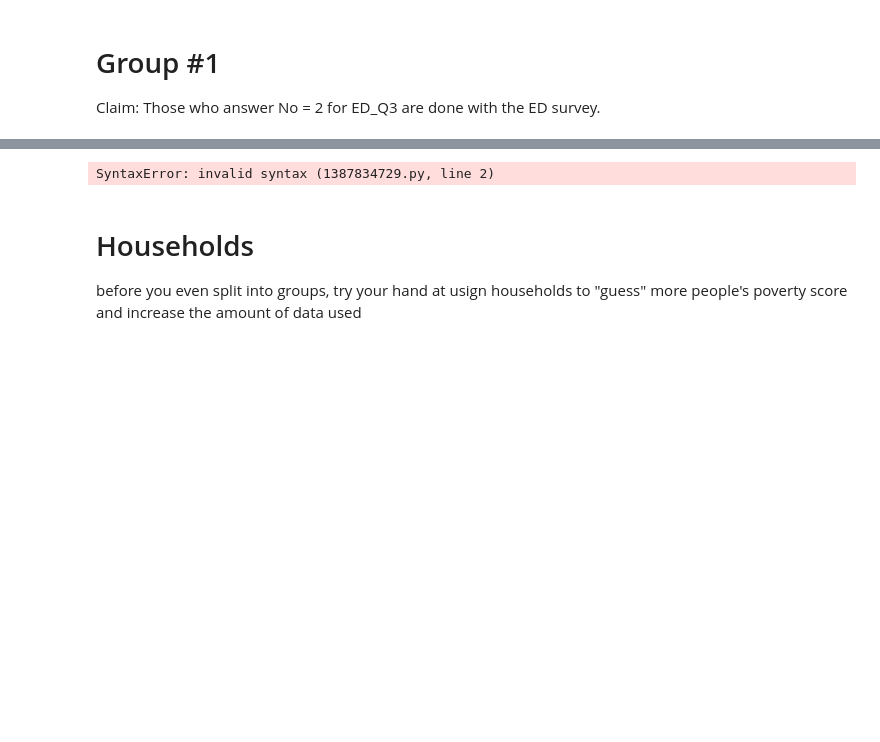
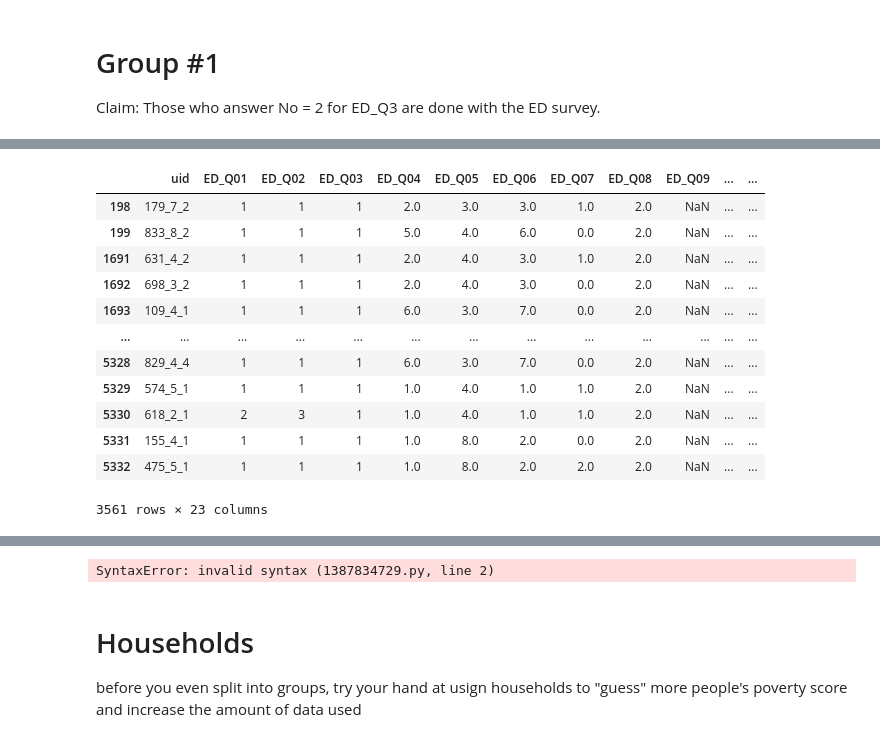
Before and after one commit to jbellogo/Classification, a Jupyter notebook: explorations.ipynb, the cells around one changed output, grey strips where cells are left out. Drawn from its saved outputs; the diff is of its cells as text; code cells hidden in the pictures; blank space fills up the shorter version.

```diff
--- a/explorations.ipynb
+++ b/explorations.ipynb
@@ -146 +196,19 @@ ed_g2_temp_train
+# %%
+# Those who completed school last year
+subsplit = buffer['ED_Q17'].eq(13)
+buffer[subsplit]
+# %% [output]
+|  | uid | ED_Q01 | ED_Q02 | ED_Q03 | ED_Q04 | ED_Q05 | ED_Q06 | ED_Q07 | ED_Q08 | ED_Q09 | ... | ... |
+| 198 | 179_7_2 | 1 | 1 | 1 | 2.0 | 3.0 | 3.0 | 1.0 | 2.0 | NaN | ... | ... |
+| 199 | 833_8_2 | 1 | 1 | 1 | 5.0 | 4.0 | 6.0 | 0.0 | 2.0 | NaN | ... | ... |
+| 1691 | 631_4_2 | 1 | 1 | 1 | 2.0 | 4.0 | 3.0 | 1.0 | 2.0 | NaN | ... | ... |
+| 1692 | 698_3_2 | 1 | 1 | 1 | 2.0 | 4.0 | 3.0 | 0.0 | 2.0 | NaN | ... | ... |
+| 1693 | 109_4_1 | 1 | 1 | 1 | 6.0 | 3.0 | 7.0 | 0.0 | 2.0 | NaN | ... | ... |
+| ... | ... | ... | ... | ... | ... | ... | ... | ... | ... | ... | ... | ... |
+| 5328 | 829_4_4 | 1 | 1 | 1 | 6.0 | 3.0 | 7.0 | 0.0 | 2.0 | NaN | ... | ... |
+| 5329 | 574_5_1 | 1 | 1 | 1 | 1.0 | 4.0 | 1.0 | 1.0 | 2.0 | NaN | ... | ... |
+| 5330 | 618_2_1 | 2 | 3 | 1 | 1.0 | 4.0 | 1.0 | 1.0 | 2.0 | NaN | ... | ... |
+| 5331 | 155_4_1 | 1 | 1 | 1 | 1.0 | 8.0 | 2.0 | 0.0 | 2.0 | NaN | ... | ... |
+| 5332 | 475_5_1 | 1 | 1 | 1 | 1.0 | 8.0 | 2.0 | 2.0 | 2.0 | NaN | ... | ... |
+3561 rows × 23 columns
 # %%
```
Also changed, not shown: parts of 13 cells of this notebook.
